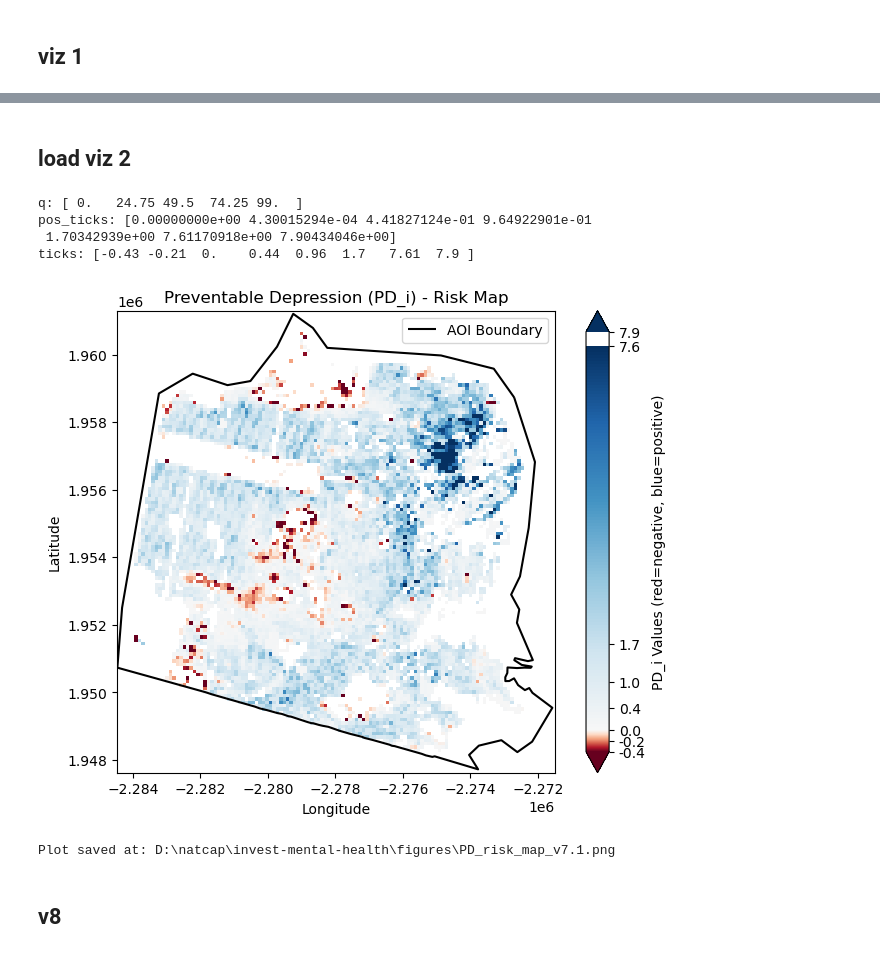
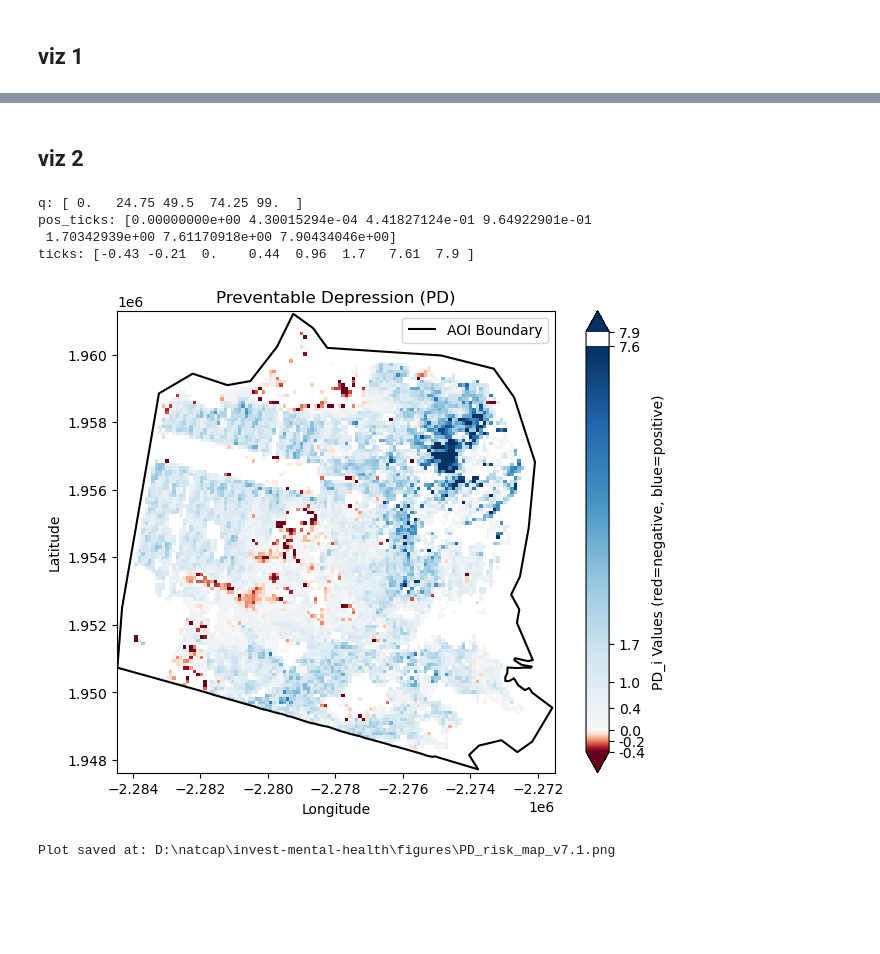
Before and after one commit to natcap/invest-mental-health, a Jupyter notebook: code/NDVI_population_weighted.ipynb, the cells around one changed output, grey strips where cells are left out. Saved outputs shown, nothing was run; the diff lists cells and outputs as text; code cells hidden in the pictures; blank space fills up the shorter version.

```diff
--- a/code/NDVI_population_weighted.ipynb
+++ b/code/NDVI_population_weighted.ipynb
@@ -1339,16 +1339,14 @@ with open(code_path) as f:
 Plot saved at: D:\natcap\invest-mental-health\figures\PD_risk_map_v6.png
 # %% [markdown]
-## load viz 2
+## viz 2
 # %%
-code_path = os.path.join(code_dir, "viz_pd.py")
+code_path = os.path.join(code_dir, "viz_pd_2.py")
 with open(code_path) as f:
     exec(f.read())
 # %% [output]
 q: [ 0.   24.75 49.5  74.25 99.  ]
 pos_ticks: [0.00000000e+00 4.30015294e-04 4.41827124e-01 9.64922901e-01
  1.70342939e+00 7.61170918e+00 7.90434046e+00]
 ticks: [-0.43 -0.21  0.    0.44  0.96  1.7   7.61  7.9 ]
-[figure, old version]
+[figure, new version]
 Plot saved at: D:\natcap\invest-mental-health\figures\PD_risk_map_v7.1.png
-# %% [markdown]
-## v8
```
Also changed, not shown: parts of 3 cells of this notebook, 15 other files.
